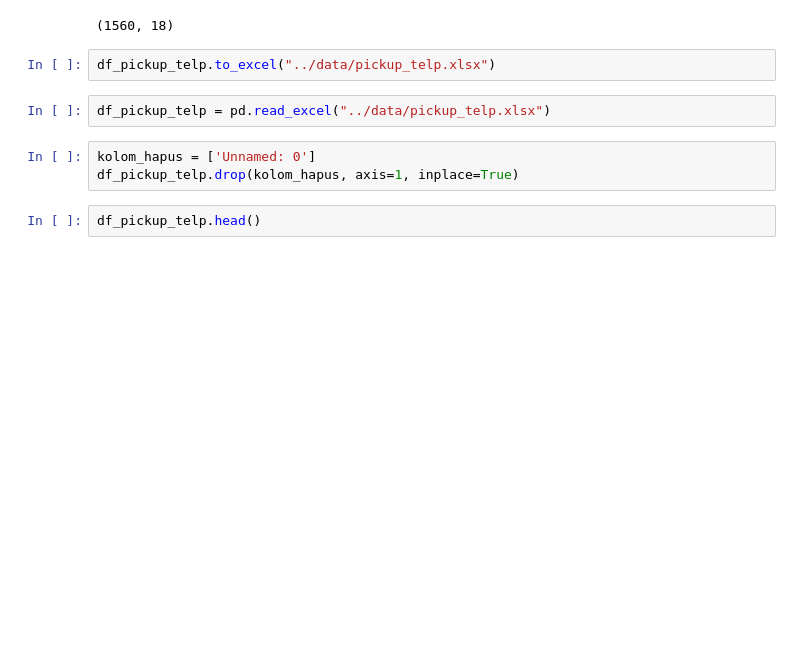
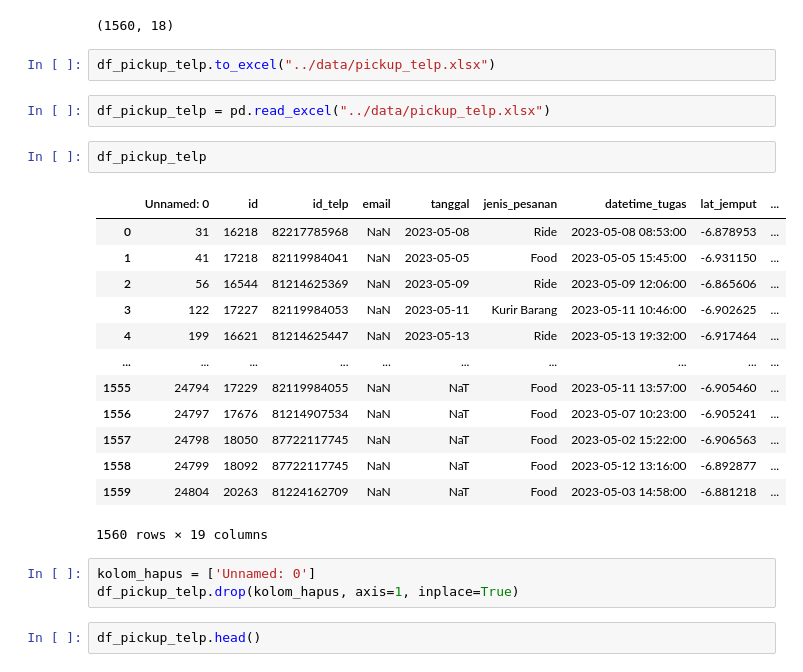
Before and after one commit to azwanazamuddin/location-choice-model, a Jupyter notebook: notebooks/data_prep_mnl.ipynb, the cells around one changed output. Drawn from its saved outputs; the diff is of its cells as text; blank space fills up the shorter version.

```diff
--- a/notebooks/data_prep_mnl.ipynb
+++ b/notebooks/data_prep_mnl.ipynb
@@ -284,6 +311,22 @@ df_pickup_telp.shape
 df_pickup_telp.to_excel("../data/pickup_telp.xlsx")
 # %%
 df_pickup_telp = pd.read_excel("../data/pickup_telp.xlsx")
+# %%
+df_pickup_telp
+# %% [output]
+|  | Unnamed: 0 | id | id_telp | email | tanggal | jenis_pesanan | datetime_tugas | lat_jemput | ... |
+| 0 | 31 | 16218 | 82217785968 | NaN | 2023-05-08 | Ride | 2023-05-08 08:53:00 | -6.878953 | ... |
+| 1 | 41 | 17218 | 82119984041 | NaN | 2023-05-05 | Food | 2023-05-05 15:45:00 | -6.931150 | ... |
+| 2 | 56 | 16544 | 81214625369 | NaN | 2023-05-09 | Ride | 2023-05-09 12:06:00 | -6.865606 | ... |
+| 3 | 122 | 17227 | 82119984053 | NaN | 2023-05-11 | Kurir Barang | 2023-05-11 10:46:00 | -6.902625 | ... |
+| 4 | 199 | 16621 | 81214625447 | NaN | 2023-05-13 | Ride | 2023-05-13 19:32:00 | -6.917464 | ... |
+| ... | ... | ... | ... | ... | ... | ... | ... | ... | ... |
+| 1555 | 24794 | 17229 | 82119984055 | NaN | NaT | Food | 2023-05-11 13:57:00 | -6.905460 | ... |
+| 1556 | 24797 | 17676 | 81214907534 | NaN | NaT | Food | 2023-05-07 10:23:00 | -6.905241 | ... |
+| 1557 | 24798 | 18050 | 87722117745 | NaN | NaT | Food | 2023-05-02 15:22:00 | -6.906563 | ... |
+| 1558 | 24799 | 18092 | 87722117745 | NaN | NaT | Food | 2023-05-12 13:16:00 | -6.892877 | ... |
+| 1559 | 24804 | 20263 | 81224162709 | NaN | NaT | Food | 2023-05-03 14:58:00 | -6.881218 | ... |
+1560 rows × 19 columns
 # %%
 kolom_hapus = ['Unnamed: 0']
 df_pickup_telp.drop(kolom_hapus, axis=1, inplace=True)
```
Also changed, not shown: parts of 14 cells of this notebook, 6 other files.
